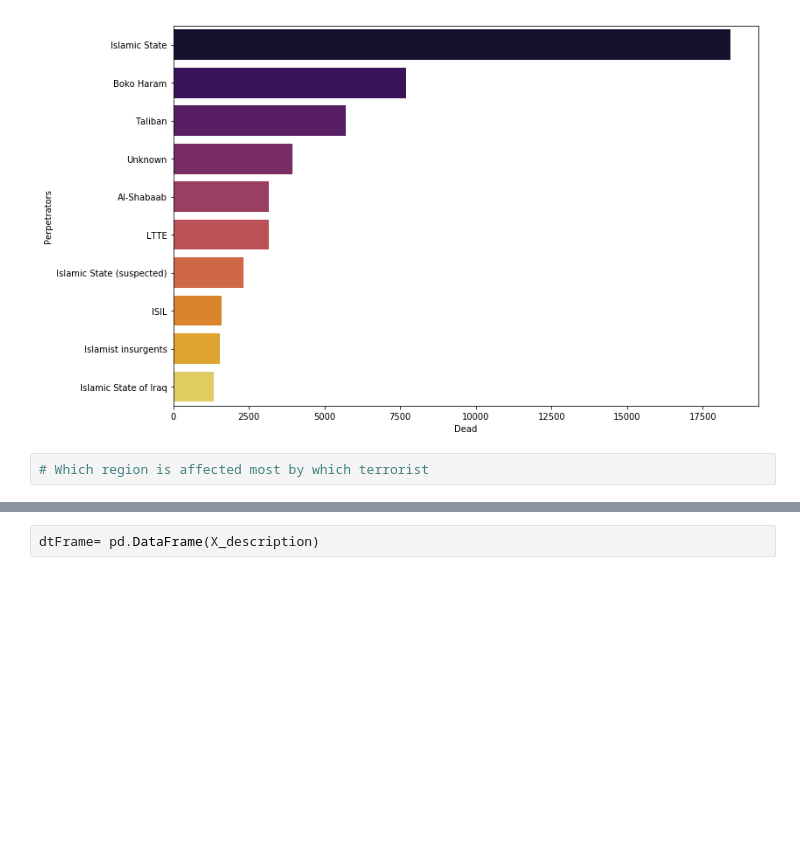
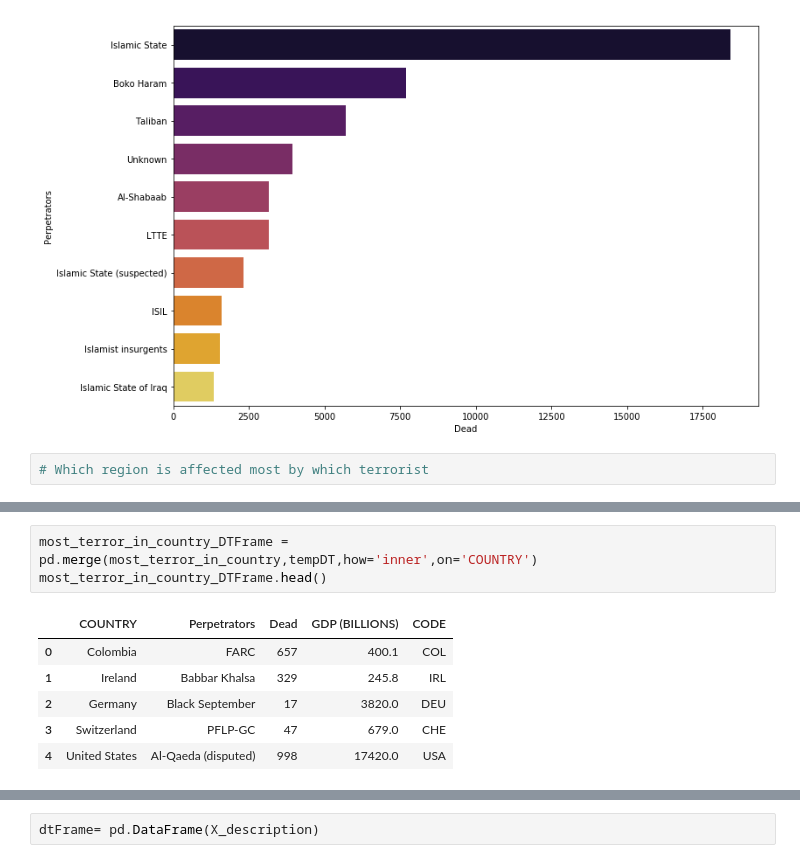
Before and after one commit to SupChanda/Predicting-perpetrators-of-global-terrorism, a Jupyter notebook: Predicting Perpetrator using Machine Learning algorithm.ipynb, the cells around one changed output, grey strips where cells are left out. Saved outputs shown, nothing was run; the diff lists cells and outputs as text; blank space fills up the shorter version.

```diff
--- a/Predicting Perpetrator using Machine Learning algorithm.ipynb
+++ b/Predicting Perpetrator using Machine Learning algorithm.ipynb
@@ -308,0 +341,10 @@ sns.barplot(x=grp_with_highest_attacks['Dead'][0:10],y = grp_with_highest_attack
+# %%
+most_terror_in_country_DTFrame = pd.merge(most_terror_in_country,tempDT,how='inner',on='COUNTRY')
+most_terror_in_country_DTFrame.head()
+# %% [output]
+|  | COUNTRY | Perpetrators | Dead | GDP (BILLIONS) | CODE |
+| 0 | Colombia | FARC | 657 | 400.1 | COL |
+| 1 | Ireland | Babbar Khalsa | 329 | 245.8 | IRL |
+| 2 | Germany | Black September | 17 | 3820.0 | DEU |
+| 3 | Switzerland | PFLP-GC | 47 | 679.0 | CHE |
+| 4 | United States | Al-Qaeda (disputed) | 998 | 17420.0 | USA |
```
Also changed, not shown: parts of 8 cells of this notebook, 1 other file.
